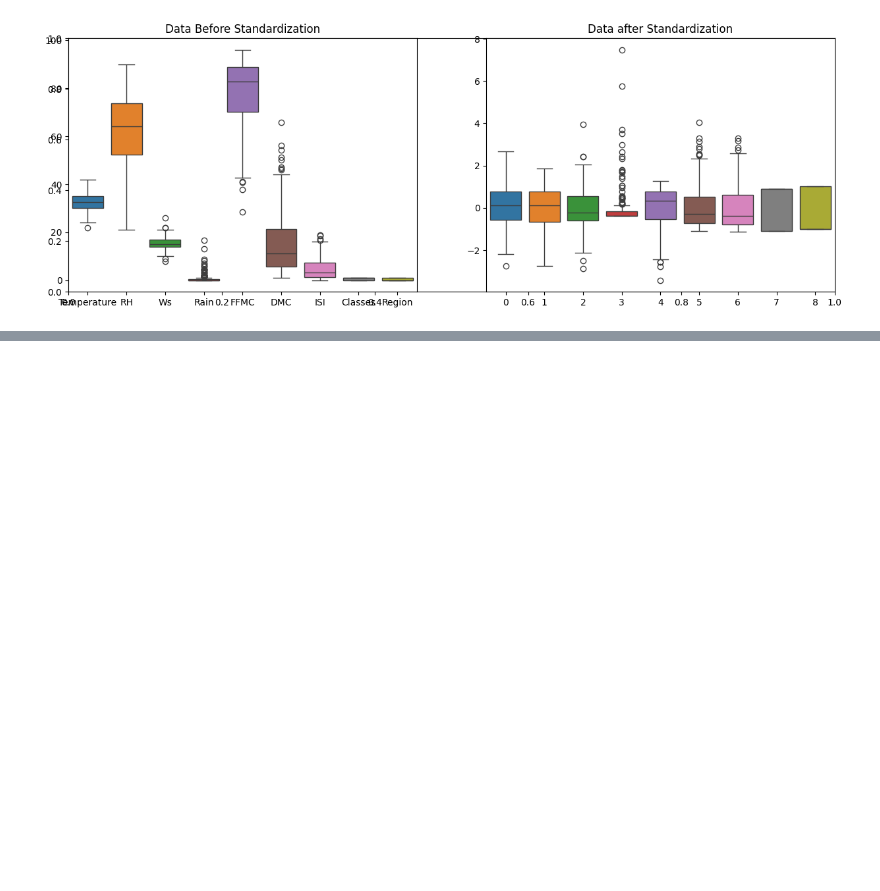
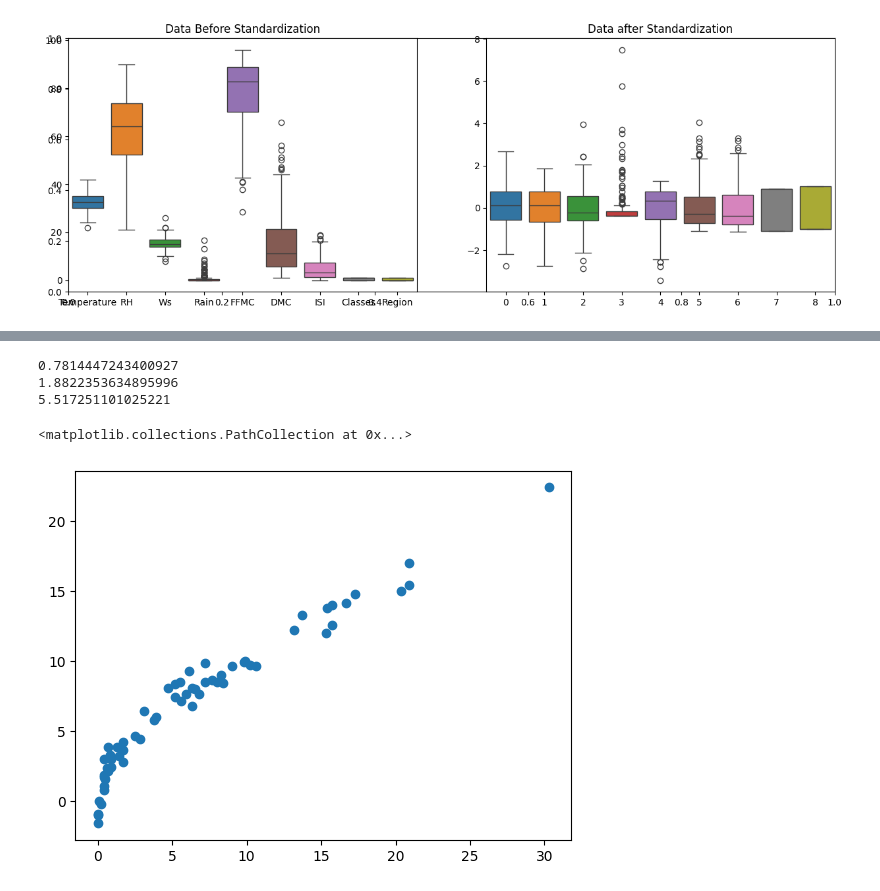
Before and after one commit to Shreyans3700/ML_Basics, a Jupyter notebook: RidgeAndLassoRegression/Codes/feature_selection.ipynb, the cells around one changed output, grey strips where cells are left out. Drawn from its saved outputs; the diff is of its cells as text; code cells hidden in the pictures; blank space fills up the shorter version.

```diff
--- a/RidgeAndLassoRegression/Codes/feature_selection.ipynb
+++ b/RidgeAndLassoRegression/Codes/feature_selection.ipynb
@@ -156,0 +203,15 @@ Text(0.5, 1.0, 'Data after Standardization')
+# %%
+from sklearn.linear_model import ElasticNet
+elas_reg = ElasticNet()
+elas_reg.fit(X_train_norm, y_train)
+y_pred = elas_reg.predict(X_test_norm)
+print(r2_score(y_pred, y_test))
+print(mean_absolute_error(y_pred, y_test))
+print(mean_squared_error(y_pred, y_test))
+plt.scatter(y_test, y_pred)
+# %% [output]
+0.7814447243400927
+1.8822353634895996
+5.517251101025221
+<matplotlib.collections.PathCollection at 0x...>
+[figure, added]
```
Also changed, not shown: parts of 5 cells of this notebook.
